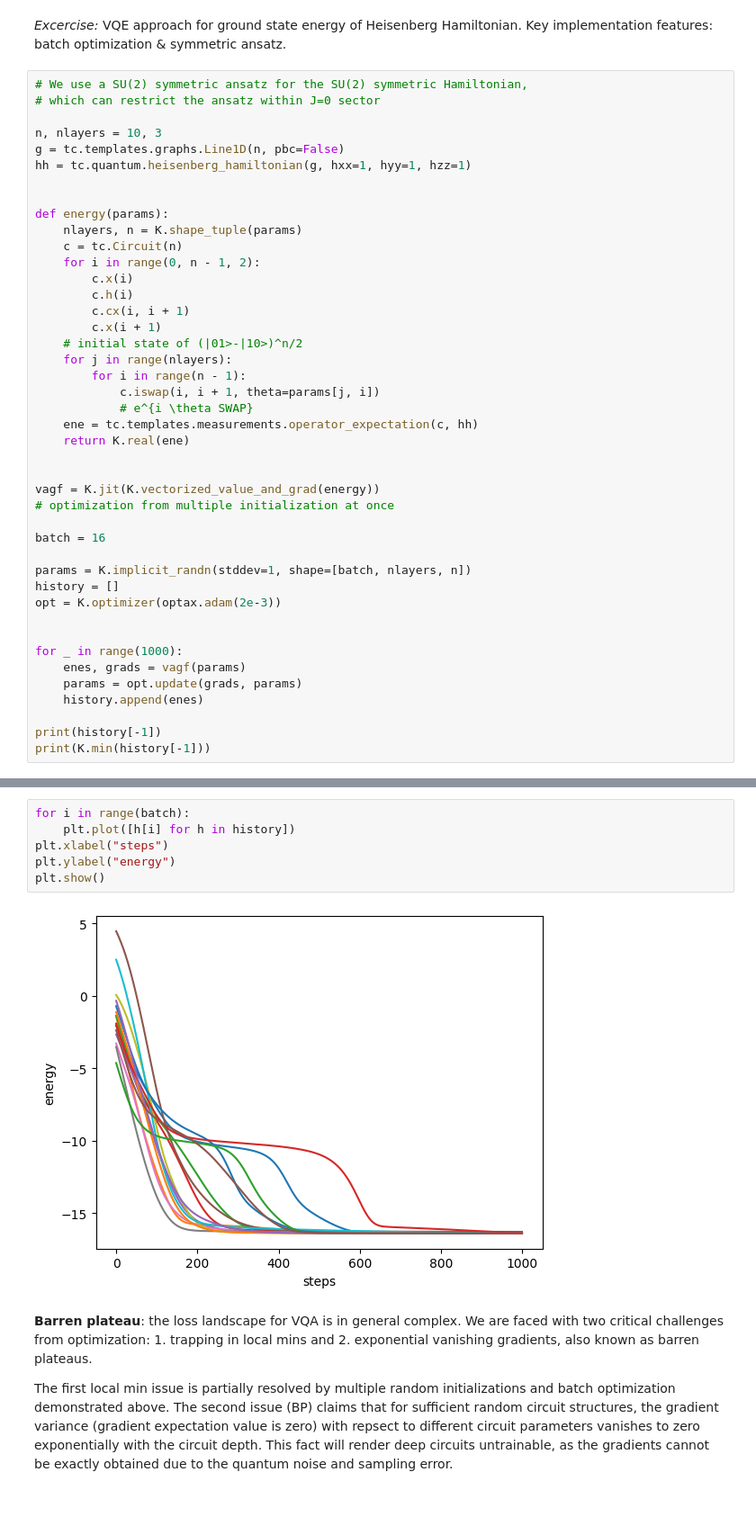
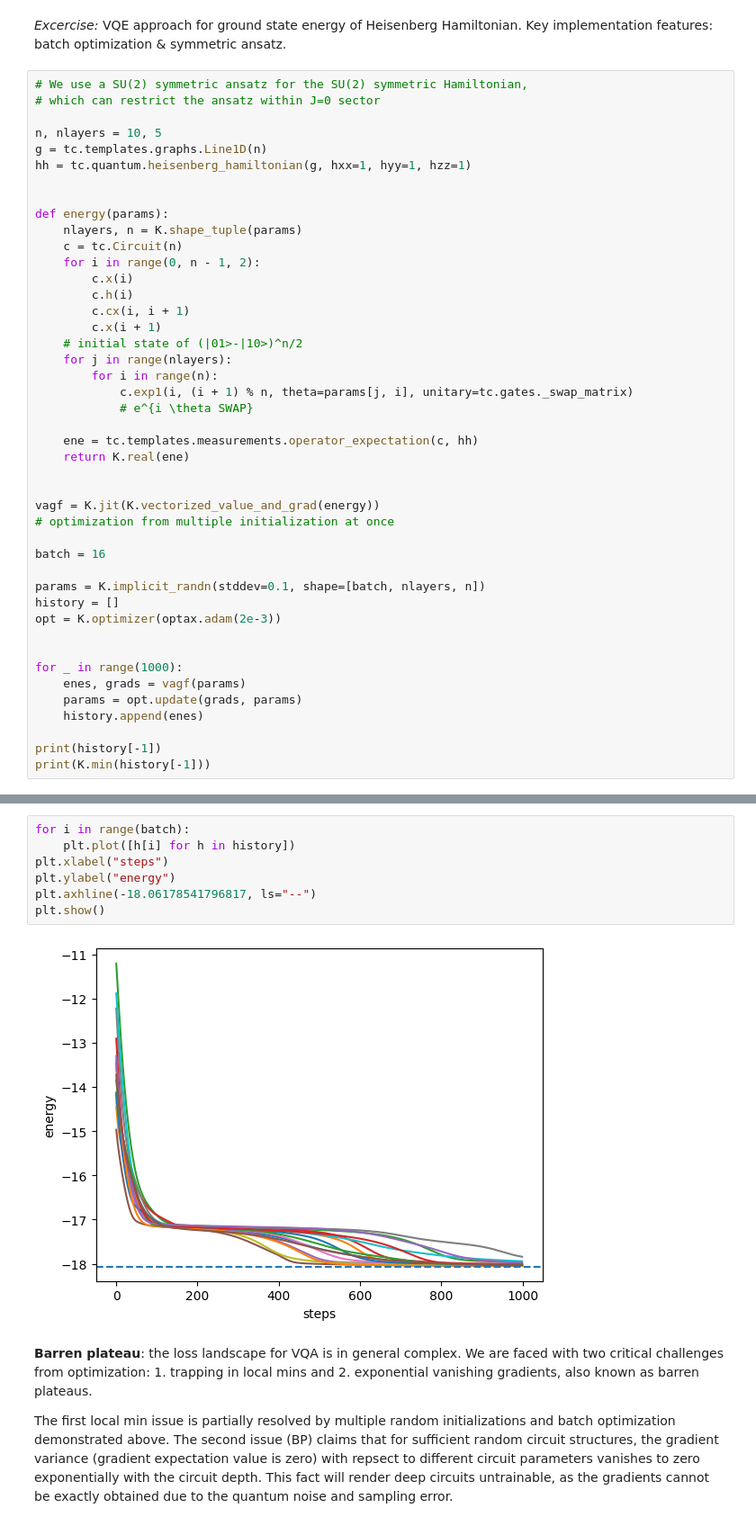
Before and after one commit to sxzgroup/qc_lecture, a Jupyter notebook: lectures/2_qc_nisq.ipynb, the cells around one changed output, grey strips where cells are left out. Shown: that part at 90% size. Cells and saved outputs as stored; diff of their text form.

```diff
--- a/lectures/2_qc_nisq.ipynb
+++ b/lectures/2_qc_nisq.ipynb
@@ -275,8 +275,8 @@ The loss landscape for each Pauli gate rotation parameter is always in the exact
 # We use a SU(2) symmetric ansatz for the SU(2) symmetric Hamiltonian,
 # which can restrict the ansatz within J=0 sector
 
-n, nlayers = 10, 3
-g = tc.templates.graphs.Line1D(n, pbc=False)
+n, nlayers = 10, 5
+g = tc.templates.graphs.Line1D(n)
 hh = tc.quantum.heisenberg_hamiltonian(g, hxx=1, hyy=1, hzz=1)
 
 
@@ -290,9 +290,10 @@ def energy(params):
         c.x(i + 1)
     # initial state of (|01>-|10>)^n/2
     for j in range(nlayers):
-        for i in range(n - 1):
-            c.iswap(i, i + 1, theta=params[j, i])
+        for i in range(n):
+            c.exp1(i, (i + 1) % n, theta=params[j, i], unitary=tc.gates._swap_matrix)
             # e^{i \theta SWAP}
+
     ene = tc.templates.measurements.operator_expectation(c, hh)
     return K.real(ene)
 
@@ -302,7 +303,7 @@ vagf = K.jit(K.vectorized_value_and_grad(energy))
 
 batch = 16
 
-params = K.implicit_randn(stddev=1, shape=[batch, nlayers, n])
+params = K.implicit_randn(stddev=0.1, shape=[batch, nlayers, n])
 history = []
 opt = K.optimizer(optax.adam(2e-3))
 
@@ -323,11 +324,12 @@ print(K.min(history[-1]))
 # %%
 for i in range(batch):
     plt.plot([h[i] for h in history])
 plt.xlabel("steps")
 plt.ylabel("energy")
+plt.axhline(-18.06178541796817, ls="--")
 plt.show()
 # %% [output]
-[figure, old version]
+[figure, new version]
 # %% [markdown]
 **Barren plateau**: the loss landscape for VQA is in general complex. We are faced with two critical challenges from optimization: 1. trapping in local mins and 2. exponential vanishing gradients, also known as barren plateaus.
 
```
Also changed, not shown: parts of 1 cell of this notebook.
